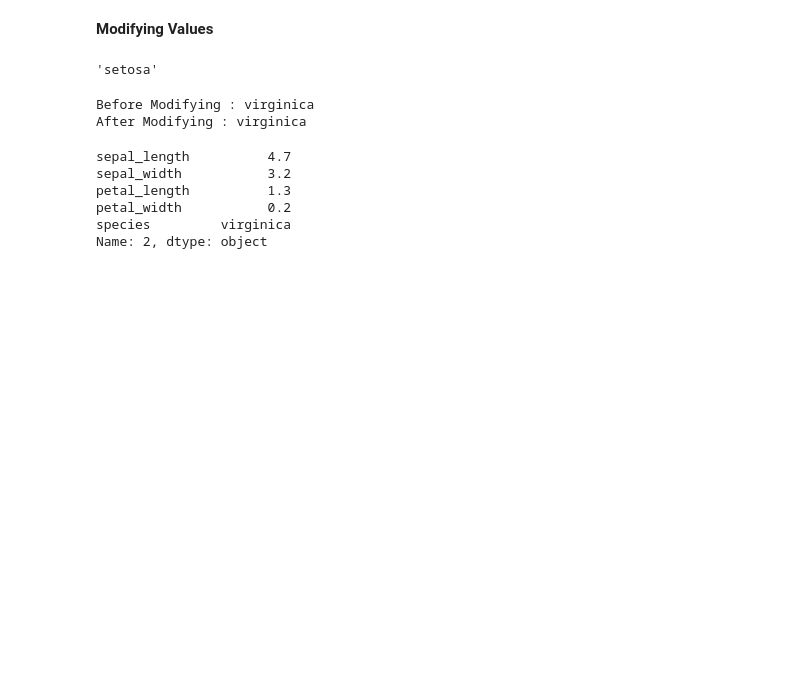
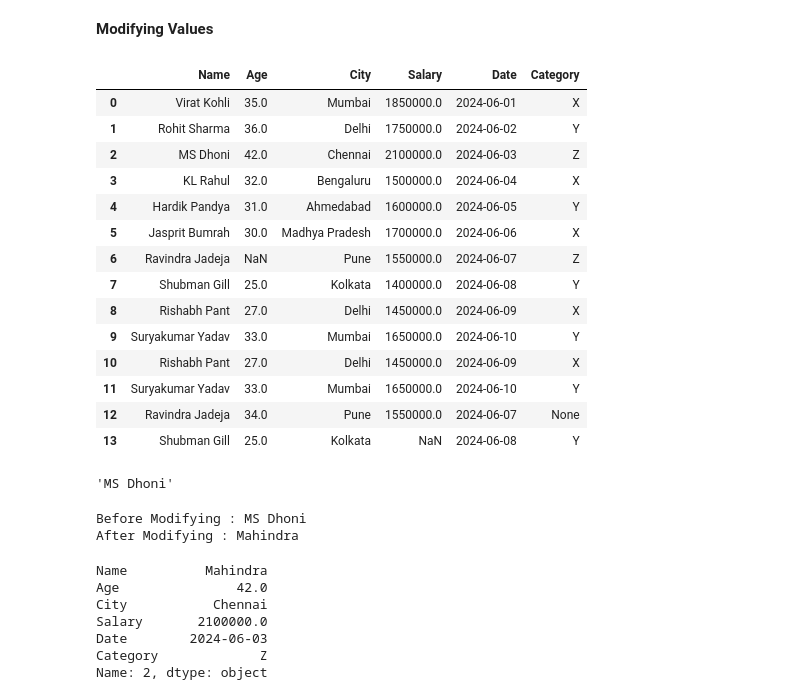
Before and after one commit to karthik-k11/Data-Science-Libraries-Practice, a Jupyter notebook: Pandas_Practice.ipynb, the cells around one changed output. Cells and saved outputs as stored; diff of their text form; code cells hidden in the pictures; blank space fills up the shorter version.

```diff
--- a/Pandas_Practice.ipynb
+++ b/Pandas_Practice.ipynb
@@ -745,7 +745,3 @@ result1
 Name: sepal_length, Length: 150, dtype: float64
 # %% [markdown]
 **Modifying Values**
-# %%
-df1['species'][2]
-# %% [output]
-'setosa'
@@ -752,18 +792,42 @@ df1['species'][2]
+# %%
+df2 = pd.DataFrame(data=data1)
+df2
+# %% [output]
+|  | Name | Age | City | Salary | Date | Category |
+| 0 | Virat Kohli | 35.0 | Mumbai | 1850000.0 | 2024-06-01 | X |
+| 1 | Rohit Sharma | 36.0 | Delhi | 1750000.0 | 2024-06-02 | Y |
+| 2 | MS Dhoni | 42.0 | Chennai | 2100000.0 | 2024-06-03 | Z |
+| 3 | KL Rahul | 32.0 | Bengaluru | 1500000.0 | 2024-06-04 | X |
+| 4 | Hardik Pandya | 31.0 | Ahmedabad | 1600000.0 | 2024-06-05 | Y |
+| 5 | Jasprit Bumrah | 30.0 | Madhya Pradesh | 1700000.0 | 2024-06-06 | X |
+| 6 | Ravindra Jadeja | NaN | Pune | 1550000.0 | 2024-06-07 | Z |
+| 7 | Shubman Gill | 25.0 | Kolkata | 1400000.0 | 2024-06-08 | Y |
+| 8 | Rishabh Pant | 27.0 | Delhi | 1450000.0 | 2024-06-09 | X |
+| 9 | Suryakumar Yadav | 33.0 | Mumbai | 1650000.0 | 2024-06-10 | Y |
+| 10 | Rishabh Pant | 27.0 | Delhi | 1450000.0 | 2024-06-09 | X |
+| 11 | Suryakumar Yadav | 33.0 | Mumbai | 1650000.0 | 2024-06-10 | Y |
+| 12 | Ravindra Jadeja | 34.0 | Pune | 1550000.0 | 2024-06-07 | None |
+| 13 | Shubman Gill | 25.0 | Kolkata | NaN | 2024-06-08 | Y |
+# %%
+df2['Name'][2]
+# %% [output]
+'MS Dhoni'
 # %%
-print(f"Before Modifying : {df1['species'][2]}")
+print(f"Before Modifying : {df2['Name'][2]}")
 
-df1['species'][2] = 'virginica'
+df2['Name'][2] = 'Mahindra'
 
-print(f"After Modifying : {df1['species'][2]}")
+print(f"After Modifying : {df2['Name'][2]}")
 # %% [output]
-Before Modifying : virginica
-After Modifying : virginica
+Before Modifying : MS Dhoni
+After Modifying : Mahindra
 # %%
-df1.loc[2]
+df2.loc[2]
 # %% [output]
-sepal_length          4.7
-sepal_width           3.2
-petal_length          1.3
-petal_width           0.2
-species         virginica
+Name          Mahindra
+Age               42.0
+City           Chennai
+Salary       2100000.0
+Date        2024-06-03
+Category             Z
 Name: 2, dtype: object
```
Also changed, not shown: parts of 7 cells of this notebook.
